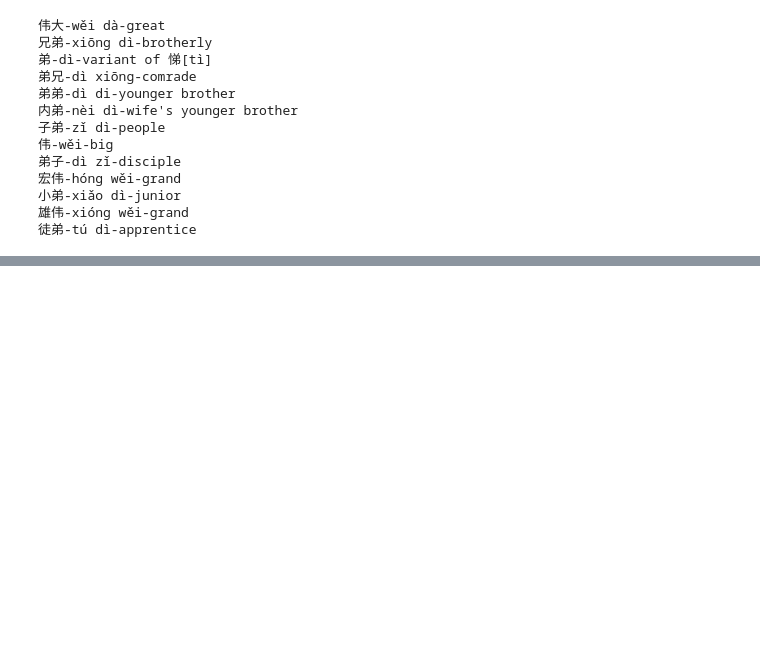
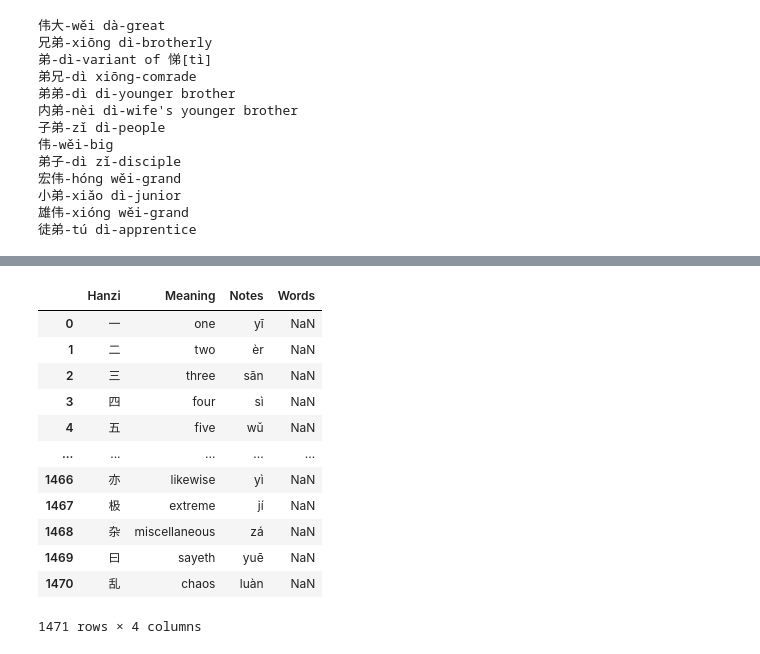
Before and after one commit to Tclack88/misc-analysis, a Jupyter notebook: mandarin_frequency_analysis/pinyin_conversion.ipynb, the cells around one changed output, grey strips where cells are left out. Drawn from its saved outputs; the diff is of its cells as text; code cells hidden in the pictures; blank space fills up the shorter version.

Commit message:
combine webscrape and conversion to edit csv's

```diff
--- a/mandarin_frequency_analysis/pinyin_conversion.ipynb
+++ b/mandarin_frequency_analysis/pinyin_conversion.ipynb
@@ -118,3 +121,8 @@ print(samples)
 小弟-xiǎo dì-junior
 雄伟-xióng wěi-grand
 徒弟-tú dì-apprentice
+# %%
+file_to_edit = "https://raw.githubusercontent.com/Tclack88/misc-analysis/main/mandarin_frequency_analysis/Heisig1_to_edit.csv"
+headers =  ["Hanzi", "Meaning", "Notes", "Words"]
+old = pd.read_csv(file_to_edit, index_col=False, names=headers)
+old.head()
@@ -120,0 +146,21 @@ print(samples)
+# %%
+def get_example_words(char):
+  try:
+    url_start = "https://learn-chinese-words.com/dictionary.php?input="
+    source = requests.get(url_start+char).text
+    soup = BeautifulSoup(source, 'html.parser')
+    results = soup.find('table', {'class':'results'})
+    df = pd.read_html(str(results))[0].fillna('') #str for convertPinyin, NaN=>''
+    df[1] = df[1].apply(convertPinyin)
+    df[2] = df[2].apply(convertPinyin)
+    ch = list(df[0])
+    py = list(df[1])
+    en = list(df[2])
+    samples = '<br>'.join(['-'.join(sample) for sample in list(zip(ch,py,en))])
+    return samples
+  except Exception as e:
+    print(f'problem withi {char}:\n{e}')
+    return ''
+
+
+# test_slice['Words'] = test_slice['Hanzi'].apply(get_example_words)
@@ -120,0 +194,2 @@ print(samples)
+# %%
+old['Words'] = old['Hanzi'].apply(get_example_words)
@@ -120,0 +199,16 @@ print(samples)
+# %%
+old
+# %% [output]
+|  | Hanzi | Meaning | Notes | Words |
+| 0 | 一 | one | yī | NaN |
+| 1 | 二 | two | èr | NaN |
+| 2 | 三 | three | sān | NaN |
+| 3 | 四 | four | sì | NaN |
+| 4 | 五 | five | wǔ | NaN |
+| ... | ... | ... | ... | ... |
+| 1466 | 亦 | likewise | yì | NaN |
+| 1467 | 极 | extreme | jí | NaN |
+| 1468 | 杂 | miscellaneous | zá | NaN |
+| 1469 | 曰 | sayeth | yuē | NaN |
+| 1470 | 乱 | chaos | luàn | NaN |
+1471 rows × 4 columns
```
Also changed, not shown: parts of 12 cells of this notebook.
